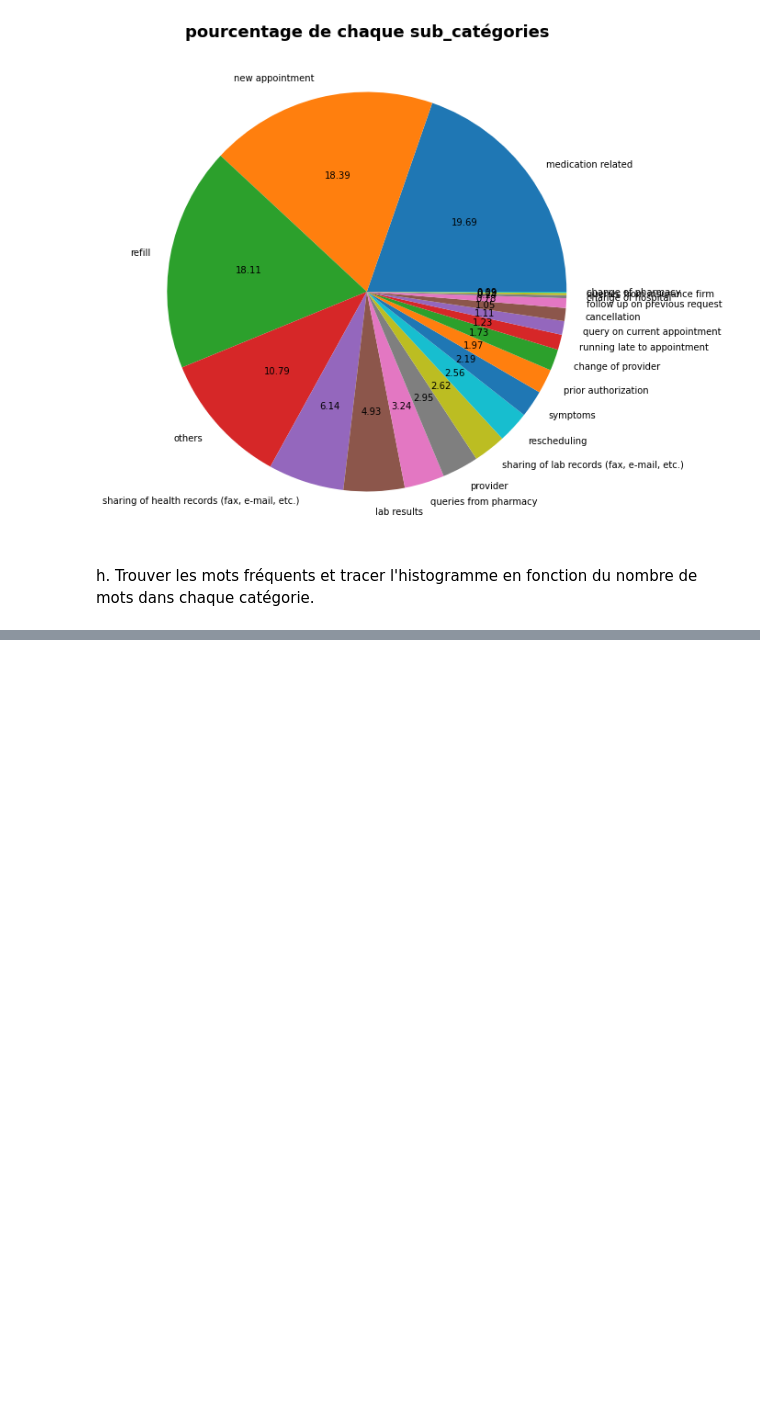
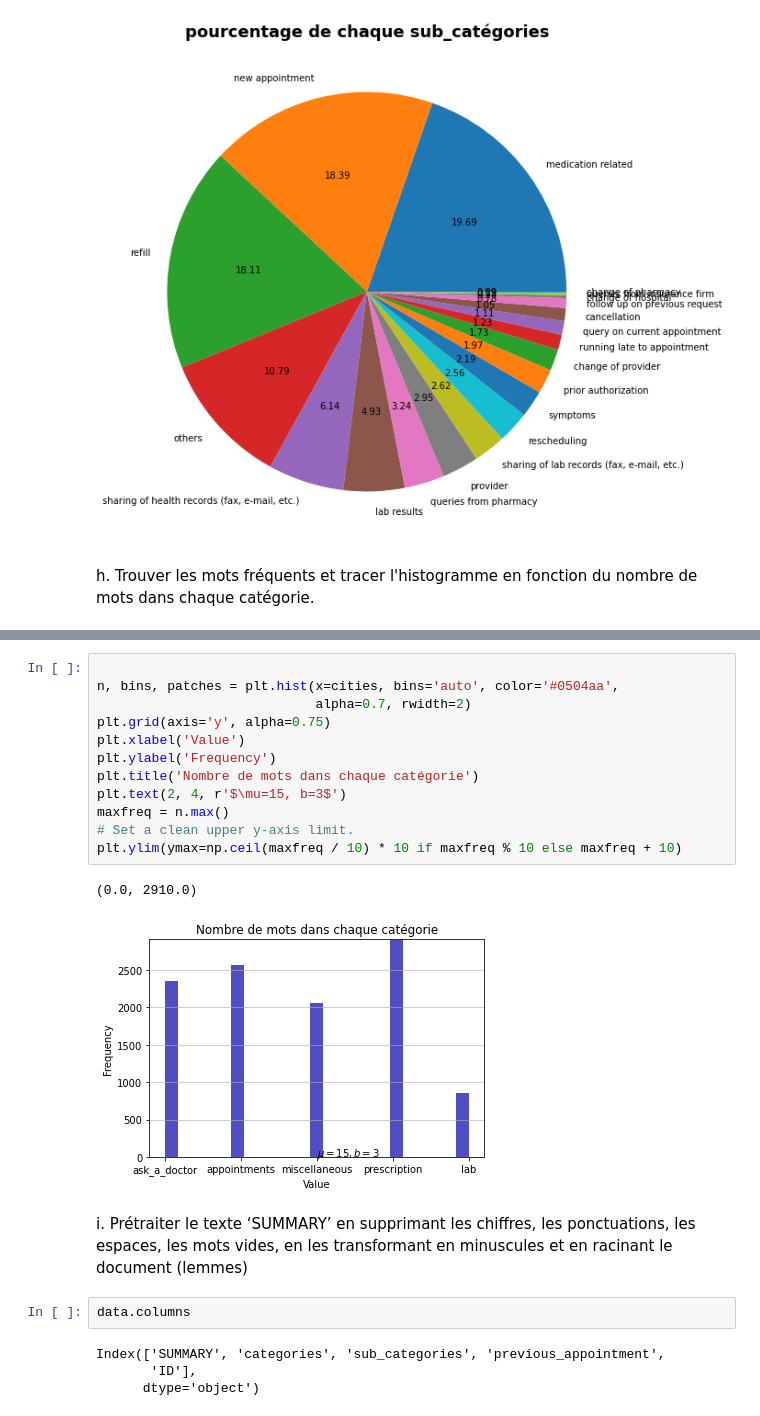
Before and after one commit to addi-kamal/Text-Classification-Problem, a Jupyter notebook: Text Classification Problem.ipynb, the cells around one changed output, grey strips where cells are left out. Saved outputs shown, nothing was run; the diff lists cells and outputs as text; blank space fills up the shorter version.

```diff
--- a/Text Classification Problem.ipynb
+++ b/Text Classification Problem.ipynb
@@ -183,0 +196,23 @@ plt.show()
+# %%
+
+n, bins, patches = plt.hist(x=cities, bins='auto', color='#0504aa',
+                            alpha=0.7, rwidth=2)
+plt.grid(axis='y', alpha=0.75)
+plt.xlabel('Value')
+plt.ylabel('Frequency')
+plt.title('Nombre de mots dans chaque catégorie')
+plt.text(2, 4, r'$\mu=15, b=3$')
+maxfreq = n.max()
+# Set a clean upper y-axis limit.
+plt.ylim(ymax=np.ceil(maxfreq / 10) * 10 if maxfreq % 10 else maxfreq + 10)
+# %% [output]
+(0.0, 2910.0)
+[figure, added]
+# %% [markdown]
+i. Prétraiter le texte ‘SUMMARY’ en supprimant les chiffres, les ponctuations, les espaces, les mots vides, en les transformant en minuscules et en racinant le document (lemmes)
+# %%
+data.columns
+# %% [output]
+Index(['SUMMARY', 'categories', 'sub_categories', 'previous_appointment',
+       'ID'],
+      dtype='object')
```
Also changed, not shown: parts of 47 cells of this notebook.
